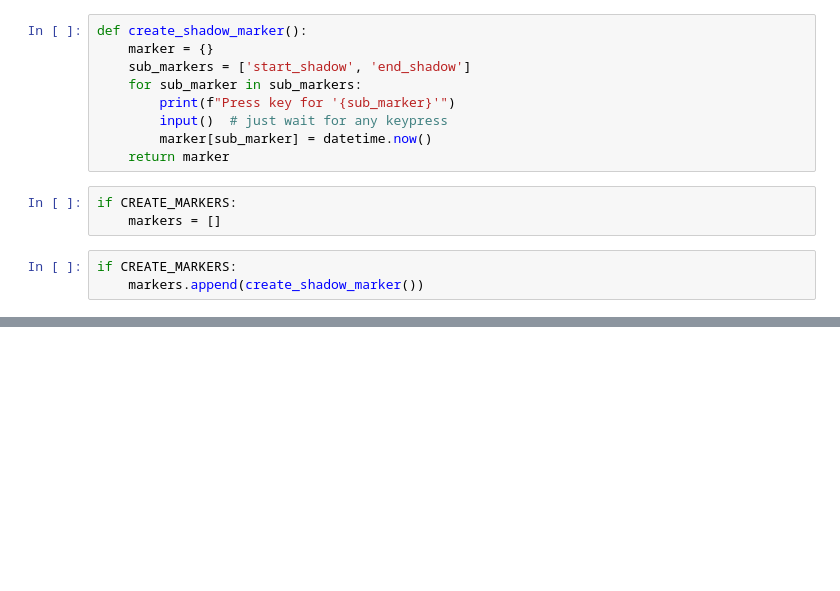
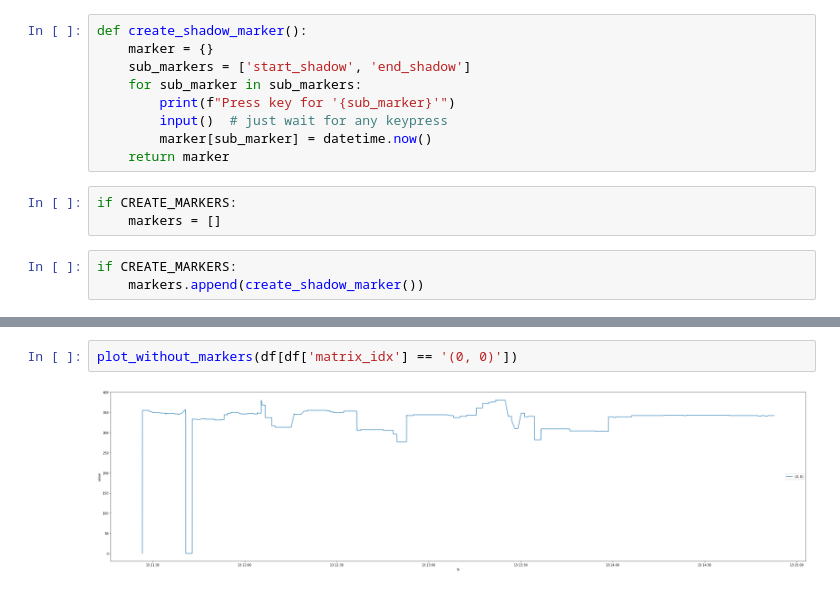
Before and after one commit to wuxmax/mensch-musik-maschine, a Jupyter notebook: raspi/sensor_testing/evaluation.ipynb, the cells around one changed output, grey strips where cells are left out. Saved outputs shown, nothing was run; the diff lists cells and outputs as text; blank space fills up the shorter version.

```diff
--- a/raspi/sensor_testing/evaluation.ipynb
+++ b/raspi/sensor_testing/evaluation.ipynb
@@ -101,0 +163,4 @@ plot_with_shadow_markers(data, markers)
+# %%
+plot_without_markers(df[df['matrix_idx'] == '(0, 0)'])
+# %% [output]
+[figure, added]
```
Also changed, not shown: parts of 30 cells of this notebook, 11 other files.
